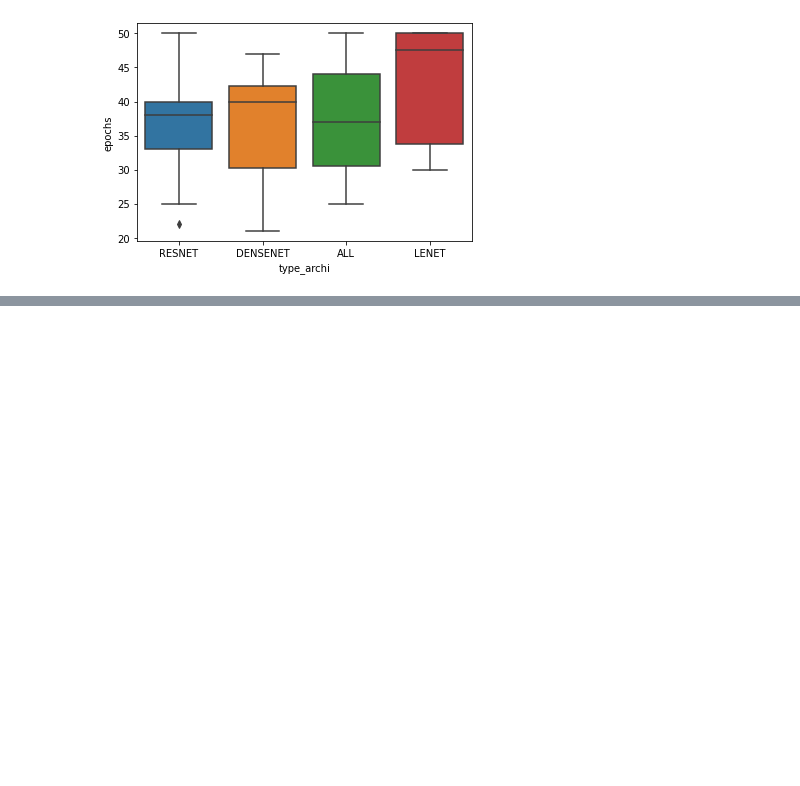
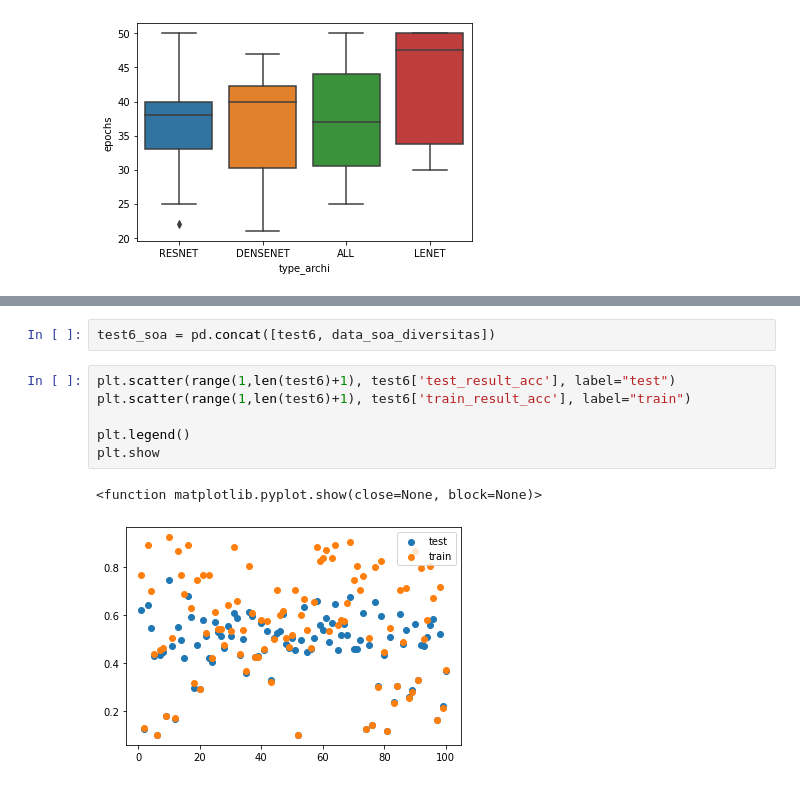
Before and after one commit to AntoineGr1/Memoire_code, a Jupyter notebook: Analyse_Architecture_v3.ipynb, the cells around one changed output, grey strips where cells are left out. Saved outputs shown, nothing was run; the diff lists cells and outputs as text; blank space fills up the shorter version.

```diff
--- a/Analyse_Architecture_v3.ipynb
+++ b/Analyse_Architecture_v3.ipynb
@@ -430,0 +549,11 @@ sns.boxplot(y='epochs', x='type_archi', data=test5)
+# %%
+test6_soa = pd.concat([test6, data_soa_diversitas])
+# %%
+plt.scatter(range(1,len(test6)+1), test6['test_result_acc'], label="test")
+plt.scatter(range(1,len(test6)+1), test6['train_result_acc'], label="train")
+
+plt.legend()
+plt.show
+# %% [output]
+<function matplotlib.pyplot.show(close=None, block=None)>
+[figure, added]
```
Also changed, not shown: parts of 25 cells of this notebook, 8 other files.
